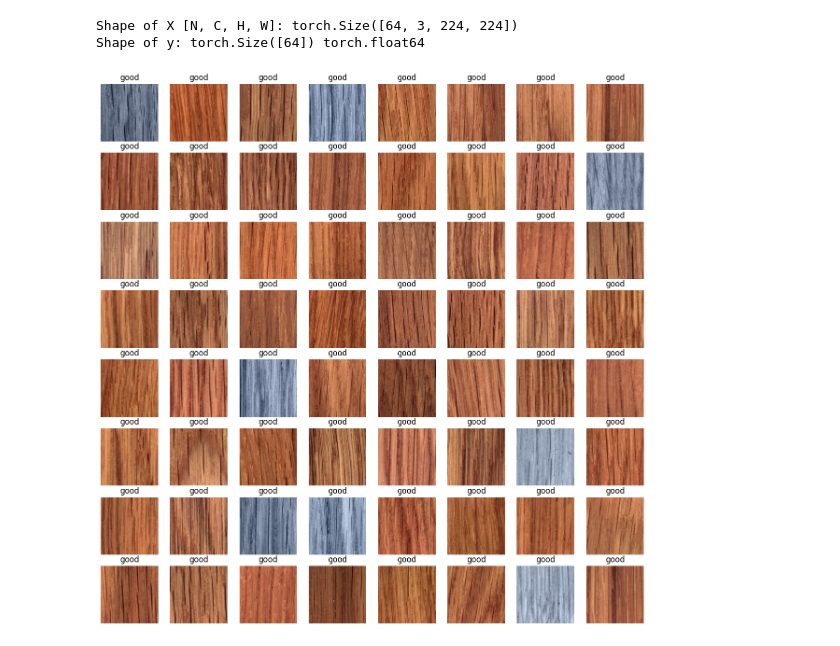
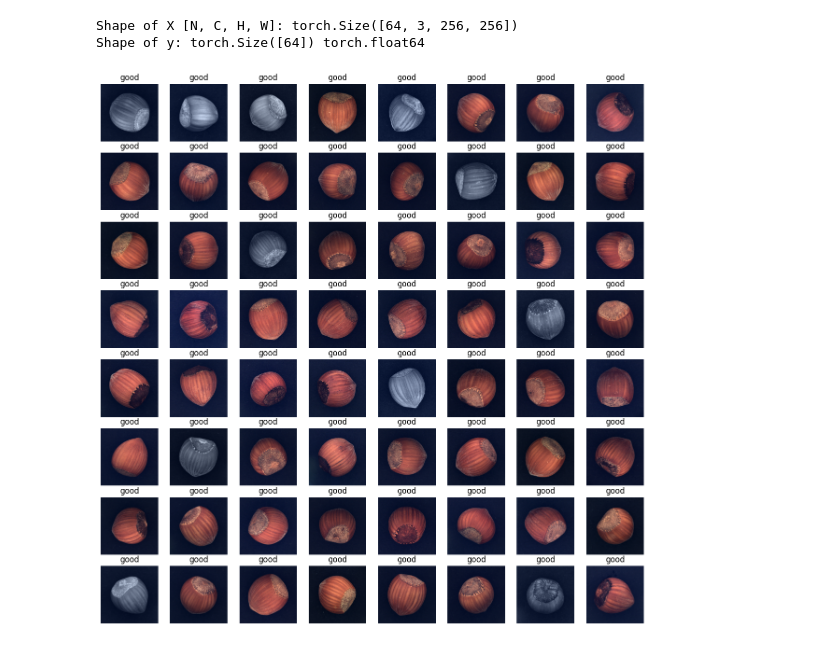
Before and after one commit to MagazzuGaetano/One-Class-Classification-Anomaly-Detection, a Jupyter notebook: notebooks/data_augmentation.ipynb, the cells around one changed output. Saved outputs shown, nothing was run; the diff lists cells and outputs as text; code cells hidden in the pictures.

Commit message:
feat: trying new subset hazelnut

```diff
--- a/notebooks/data_augmentation.ipynb
+++ b/notebooks/data_augmentation.ipynb
@@ -14,7 +14,7 @@ from src.config import DATA_FOLDER
 
 BASE_PATH = Path("..")
 data_path = BASE_PATH.joinpath(DATA_FOLDER)
-tdd_path = data_path / "MVTecAD" / "wood"
+tdd_path = data_path / "MVTecAD" / "hazelnut"
 # %%
 def normalize_image(image):
     image_min = image.min()
@@ -51,28 +51,27 @@ train_npy = np.load(tdd_path / "train.npz")
 X_train, y_train = train_npy['x'], train_npy['y']
 # %%
 transforms = v2.Compose([
-  v2.Resize(512),
-  v2.RandomCrop(224),
+  v2.Resize(256),
+  #v2.RandomCrop(224),
   v2.RandomVerticalFlip(p=0.5),
   v2.RandomHorizontalFlip(p=0.5),
   v2.RandomGrayscale(p=0.2),
-  # v2.ColorJitter(brightness=0.25, contrast=0.3, saturation=0.1),
   v2.ToTensor(),
-  v2.Normalize(mean = [0.485, 0.456, 0.406], std = [0.229, 0.224, 0.225])
+  v2.Normalize(mean=[0.485, 0.456, 0.406], std=[0.229, 0.224, 0.225]),
 ])
 
 train_data = AnomalyDataset(y_train, X_train, transforms)
 train_loader = torch.utils.data.DataLoader(train_data, batch_size=64, shuffle=True, num_workers=0, drop_last=True)
 
 dataiter = iter(train_loader)
 images, labels = next(dataiter)
 
 print(f"Shape of X [N, C, H, W]: {images.shape}")
 print(f"Shape of y: {labels.shape} {labels.dtype}")
 
 classes = ['good']
 plot_images(images, labels, classes)
 # %% [output]
-Shape of X [N, C, H, W]: torch.Size([64, 3, 224, 224])
+Shape of X [N, C, H, W]: torch.Size([64, 3, 256, 256])
 Shape of y: torch.Size([64]) torch.float64
-[figure, old version]
+[figure, new version]
```
Also changed, not shown: 1 other file.
